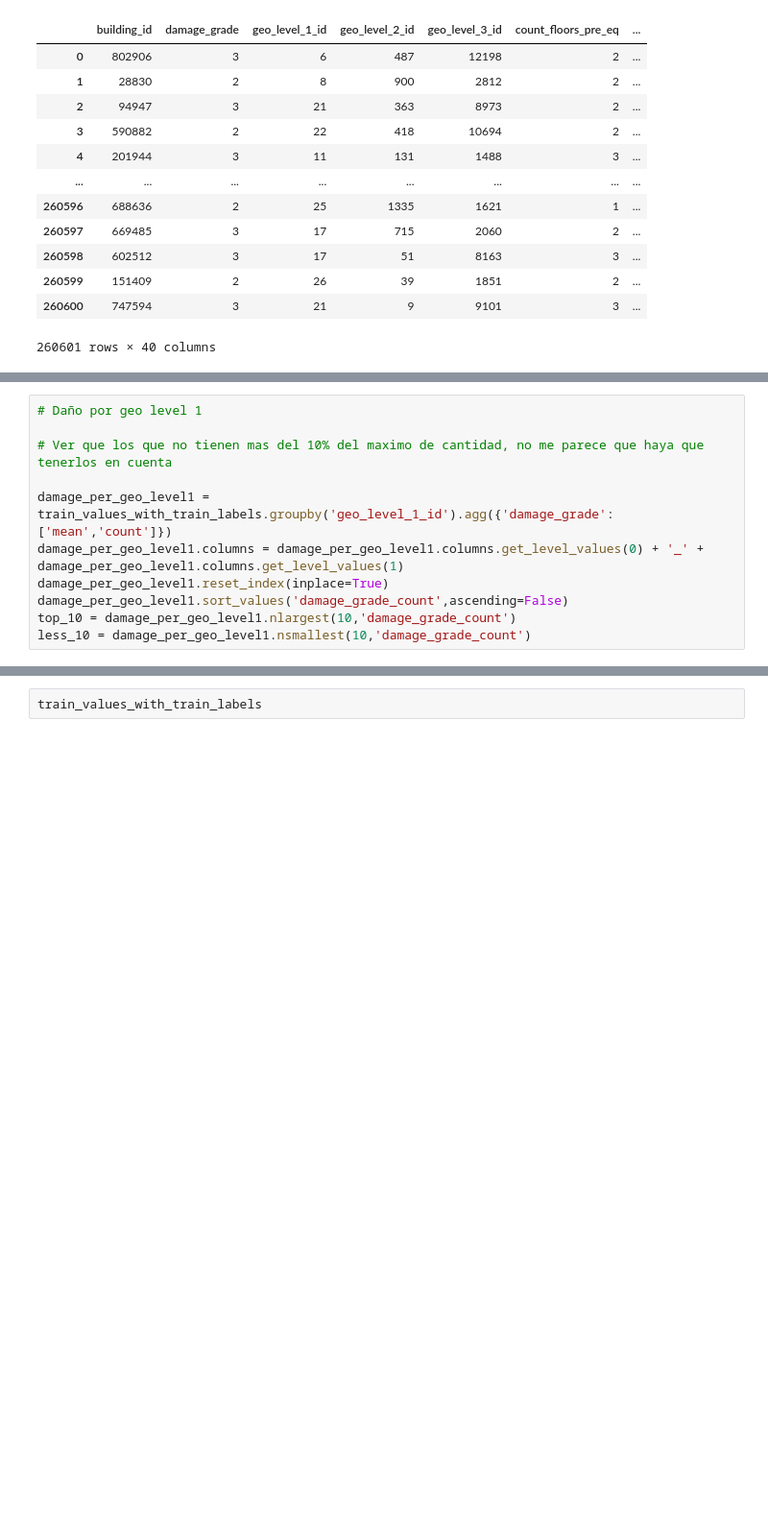
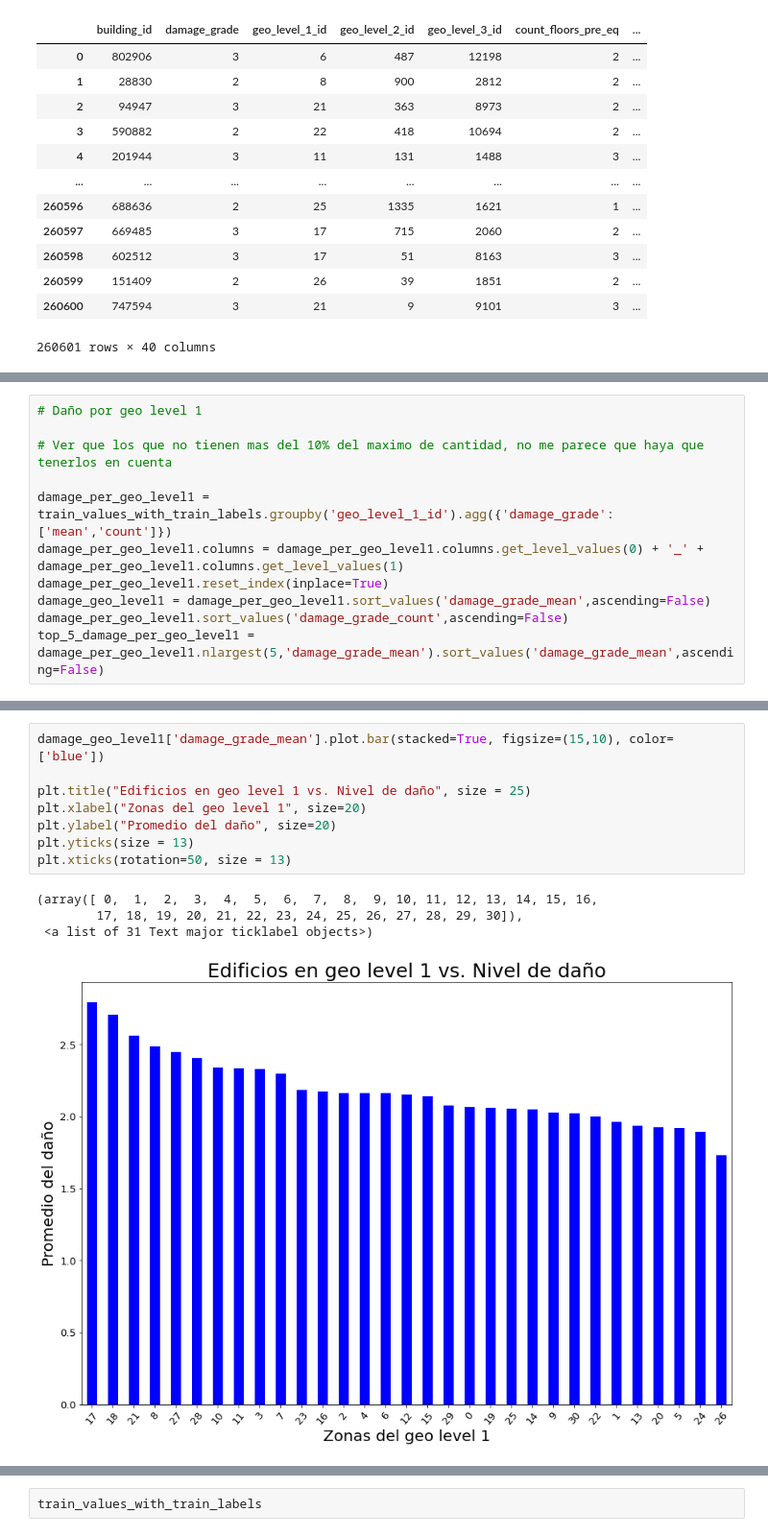
Before and after one commit to rociotarda/TP1---Datos, a Jupyter notebook: AnalisisExploratorioRocio.ipynb, the cells around one changed output, grey strips where cells are left out. Shown: that part at 96% size. Saved outputs shown, nothing was run; the diff lists cells and outputs as text; blank space fills up the shorter version.

```diff
--- a/AnalisisExploratorioRocio.ipynb
+++ b/AnalisisExploratorioRocio.ipynb
@@ -60,6 +88,6 @@ train_values_with_train_labels
 damage_per_geo_level1 =  train_values_with_train_labels.groupby('geo_level_1_id').agg({'damage_grade': ['mean','count']})
 damage_per_geo_level1.columns = damage_per_geo_level1.columns.get_level_values(0) + '_' + damage_per_geo_level1.columns.get_level_values(1)
 damage_per_geo_level1.reset_index(inplace=True)
+damage_geo_level1 = damage_per_geo_level1.sort_values('damage_grade_mean',ascending=False)
 damage_per_geo_level1.sort_values('damage_grade_count',ascending=False)
-top_10 = damage_per_geo_level1.nlargest(10,'damage_grade_count')
-less_10 = damage_per_geo_level1.nsmallest(10,'damage_grade_count')
+top_5_damage_per_geo_level1 = damage_per_geo_level1.nlargest(5,'damage_grade_mean').sort_values('damage_grade_mean',ascending=False)
@@ -153,0 +103,13 @@ leyenda=plt.legend(['Damage grade'],frameon=True,facecolor='white',edgecolor='bl
+# %%
+damage_geo_level1['damage_grade_mean'].plot.bar(stacked=True, figsize=(15,10), color=['blue'])
+
+plt.title("Edificios en geo level 1 vs. Nivel de daño", size = 25)
+plt.xlabel("Zonas del geo level 1", size=20)
+plt.ylabel("Promedio del daño", size=20)
+plt.yticks(size = 13)
+plt.xticks(rotation=50, size = 13)
+# %% [output]
+(array([ 0,  1,  2,  3,  4,  5,  6,  7,  8,  9, 10, 11, 12, 13, 14, 15, 16,
+        17, 18, 19, 20, 21, 22, 23, 24, 25, 26, 27, 28, 29, 30]),
+ <a list of 31 Text major ticklabel objects>)
+[figure, added]
```
Also changed, not shown: parts of 41 cells of this notebook.
